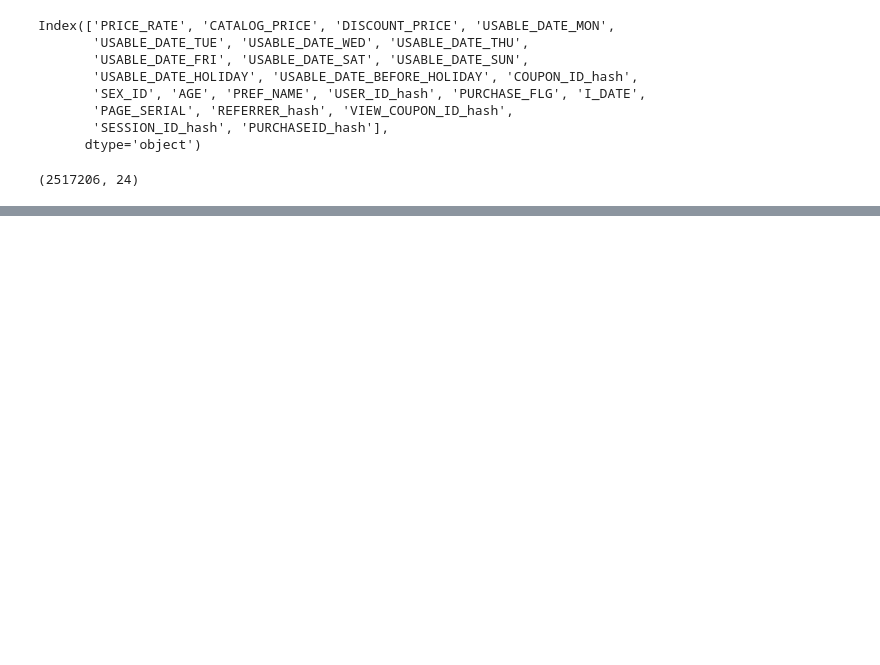
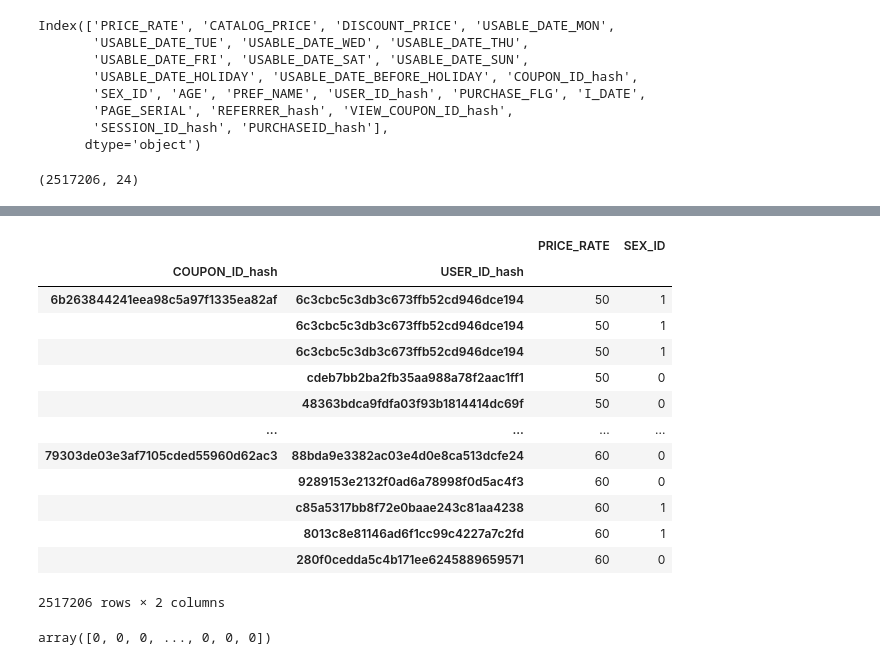
Before and after one commit to lifangshi/kaggle, a Jupyter notebook: Coupon Purchase Prediction/coupon_purchase_prediction.ipynb, the cells around one changed output, grey strips where cells are left out. Saved outputs shown, nothing was run; the diff lists cells and outputs as text; code cells hidden in the pictures; blank space fills up the shorter version.

Commit message:
Initial prediction using logistic regression with two features

```diff
--- a/Coupon Purchase Prediction/coupon_purchase_prediction.ipynb
+++ b/Coupon Purchase Prediction/coupon_purchase_prediction.ipynb
@@ -220,3 +216,6 @@ full_data.set_index(['COUPON_ID_hash', 'USER_ID_hash'], inplace = True)
 train_x = full_data[['PRICE_RATE', 'SEX_ID']]
 # %%
 train_y = full_data['PURCHASE_FLG']
+# %%
+train_x['SEX_ID'][train_x['SEX_ID']=='m'] = 1
+train_x['SEX_ID'][train_x['SEX_ID']=='f'] = 0
@@ -222,0 +235,17 @@ train_y = full_data['PURCHASE_FLG']
+# %%
+train_x
+# %% [output]
+|  |  | PRICE_RATE | SEX_ID |
+| COUPON_ID_hash | USER_ID_hash |  |  |
+| 6b263844241eea98c5a97f1335ea82af | 6c3cbc5c3db3c673ffb52cd946dce194 | 50 | 1 |
+|  | 6c3cbc5c3db3c673ffb52cd946dce194 | 50 | 1 |
+|  | 6c3cbc5c3db3c673ffb52cd946dce194 | 50 | 1 |
+|  | cdeb7bb2ba2fb35aa988a78f2aac1ff1 | 50 | 0 |
+|  | 48363bdca9fdfa03f93b1814414dc69f | 50 | 0 |
+| ... | ... | ... | ... |
+| 79303de03e3af7105cded55960d62ac3 | 88bda9e3382ac03e4d0e8ca513dcfe24 | 60 | 0 |
+|  | 9289153e2132f0ad6a78998f0d5ac4f3 | 60 | 0 |
+|  | c85a5317bb8f72e0baae243c81aa4238 | 60 | 1 |
+|  | 8013c8e81146ad6f1cc99c4227a7c2fd | 60 | 1 |
+|  | 280f0cedda5c4b171ee6245889659571 | 60 | 0 |
+2517206 rows × 2 columns
@@ -222,0 +255,4 @@ train_y = full_data['PURCHASE_FLG']
+# %%
+prediction
+# %% [output]
+array([0, 0, 0, ..., 0, 0, 0])
```
Also changed, not shown: parts of 30 cells of this notebook, 3 other files.
